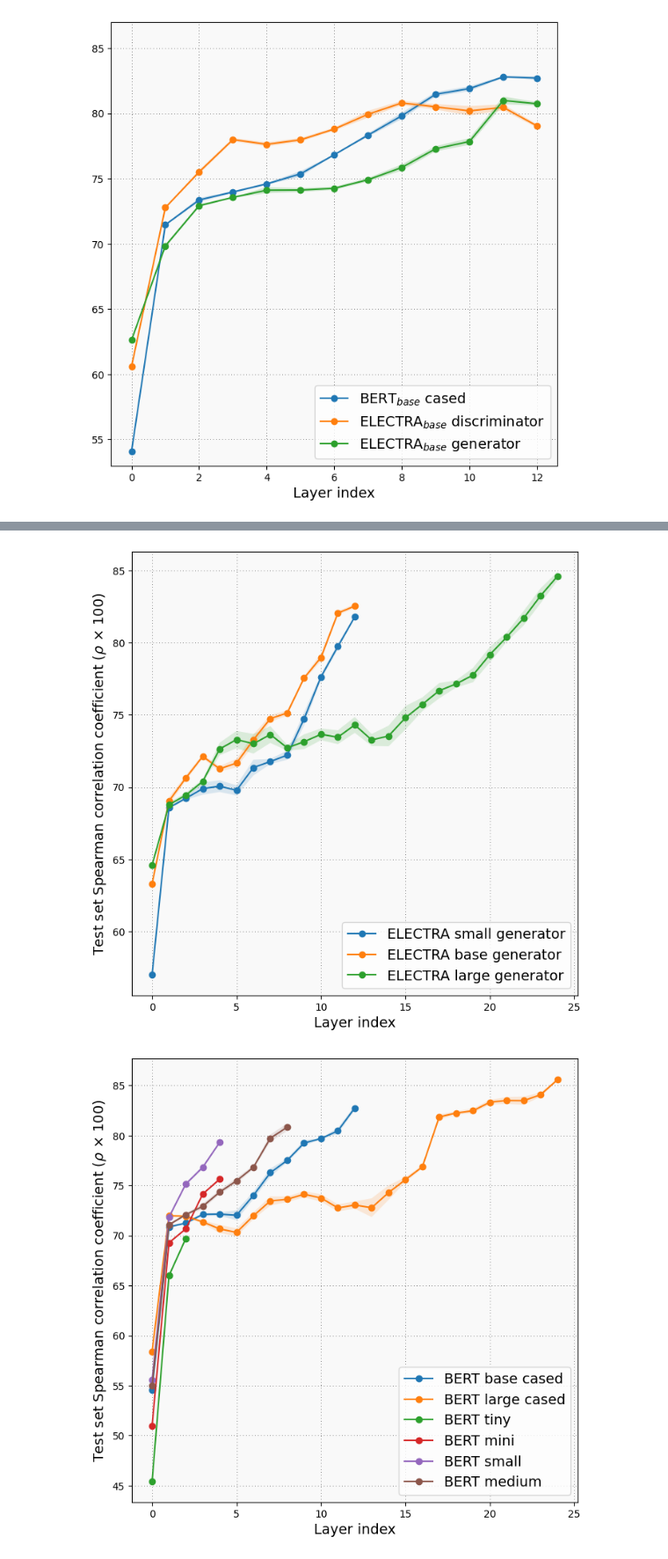
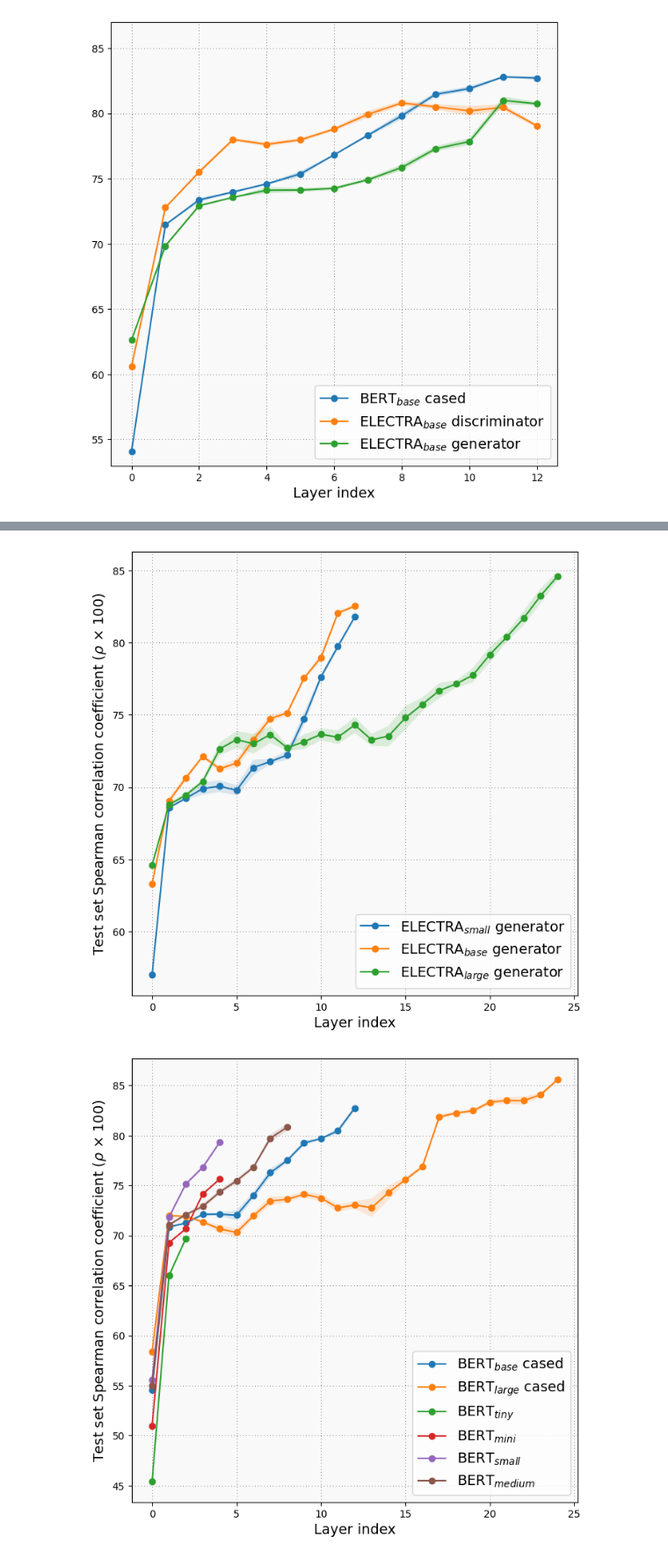
Before and after one commit to ir2718/similarity-embedding-quality, a Jupyter notebook: notebooks/plots.ipynb, the cells around one changed output, grey strips where cells are left out. Shown at 88% size. Saved outputs shown, nothing was run; the diff lists cells and outputs as text; code cells hidden in the pictures.

```diff
--- a/notebooks/plots.ipynb
+++ b/notebooks/plots.ipynb
@@ -46,17 +46,17 @@ models_wordsim = [
 models_mlm = [
     ("bert-base-cased", ["mean"], 13,
          [
-            ("test_results_bert-base-cased_model_epoch_9_mlm", "BERT$_{base}$ cased"),
+            ("test_results__bert-base-cased_model_epoch_9_mlm", "BERT$_{base}$ cased"),
          ]
     ),
     ("google-electra-base-discriminator", ["mean"], 13,
          [
-            ("test_results_google-electra-base-discriminator_model_epoch_9_mlm", "ELECTRA$_{base}$ discriminator"),
+            ("test_results__google-electra-base-discriminator_model_epoch_9_mlm", "ELECTRA$_{base}$ discriminator"),
          ]
     ),
     ("google-electra-base-generator", ["mean"], 13,
          [
-            ("test_results_google-electra-base-generator_model_epoch_9_mlm", "ELECTRA$_{base}$ generator"),
+            ("test_results__google-electra-base-generator_model_epoch_9_mlm", "ELECTRA$_{base}$ generator"),
          ]
     )
 ]
@@ -481,17 +301,17 @@ plt.savefig("./plots/discriminator.pdf", format="pdf", bbox_inches="tight", dpi=
 models = [
     ("google-electra-small-generator", ["mean"], 13,
          [
-            ("test_results", "ELECTRA small generator"),
+            ("test_results", "ELECTRA$_{small}$ generator"),
          ]
     ),
     ("google-electra-base-generator", ["mean"], 13,
          [
-            ("test_results", "ELECTRA base generator"),
+            ("test_results", "ELECTRA$_{base}$ generator"),
          ]
     ),
     ("google-electra-large-generator", ["mean"], 25,
         [
-            ("test_results", "ELECTRA large generator"),
+            ("test_results", "ELECTRA$_{large}$ generator"),
          ]
     )
 ]
@@ -499,46 +319,46 @@ models = [
 plot_func(models, ylim_spearman=None)
 plt.savefig("./plots/generator.pdf", format="pdf", bbox_inches="tight", dpi=300)
 # %% [output]
-[figure, old version]
+[figure, new version]
 # %%
 models = [
 
     ("bert-base-cased", ["mean"], 13,
          [
-            ("test_results", "BERT base cased"),
+            ("test_results", "BERT$_{base}$ cased"),
          ]
     ),
     ("bert-large-cased", ["mean"], 25,
          [
-            ("test_results", "BERT large cased"),
+            ("test_results", "BERT$_{large}$ cased"),
          ]
     ),
     ("google-bert_uncased_L-2_H-128_A-2", ["mean"], 3,
         [
-            ("test_results", "BERT tiny"),
+            ("test_results", "BERT$_{tiny}$"),
          ]
     ),
     ("google-bert_uncased_L-4_H-256_A-4", ["mean"], 5,
         [
-            ("test_results", "BERT mini"),
+            ("test_results", "BERT$_{mini}$"),
          ]
     ),
     ("google-bert_uncased_L-4_H-512_A-8", ["mean"], 5,
         [
-            ("test_results", "BERT small"),
+            ("test_results", "BERT$_{small}$"),
          ]
     ),
     ("google-bert_uncased_L-8_H-512_A-8", ["mean"], 9,
         [
-            ("test_results", "BERT medium"),
+            ("test_results", "BERT$_{medium}$"),
          ]
     ),
 ]
 
 plot_func(models, ylim_spearman=None)
 plt.savefig("./plots/bert.pdf", format="pdf", bbox_inches="tight", dpi=300)
 # %% [output]
-[figure, old version]
+[figure, new version]
 # %%
 models = [
     ("klue-bert-base", ["mean"], 13,
```
Also changed, not shown: parts of 5 cells of this notebook, 2 other files.
